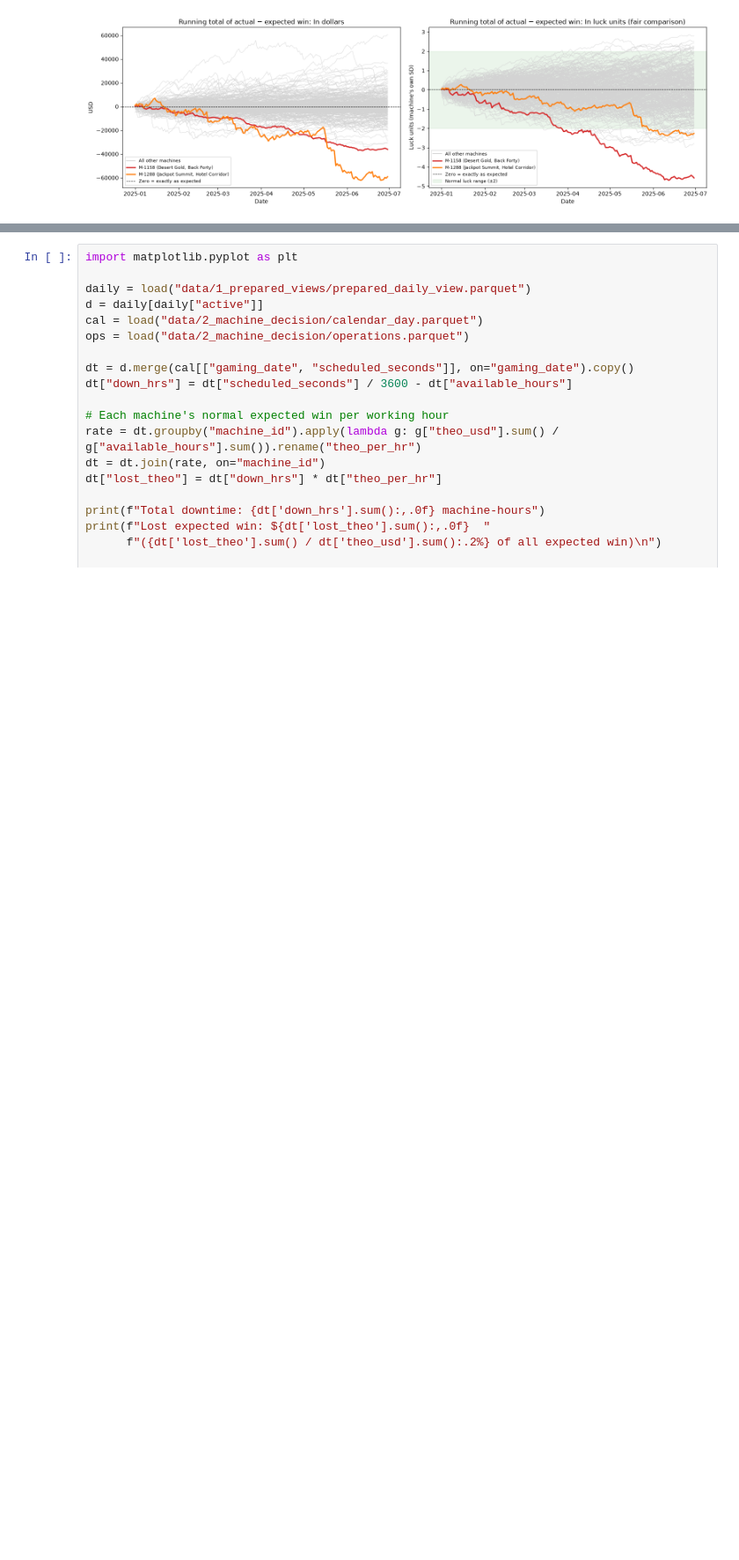
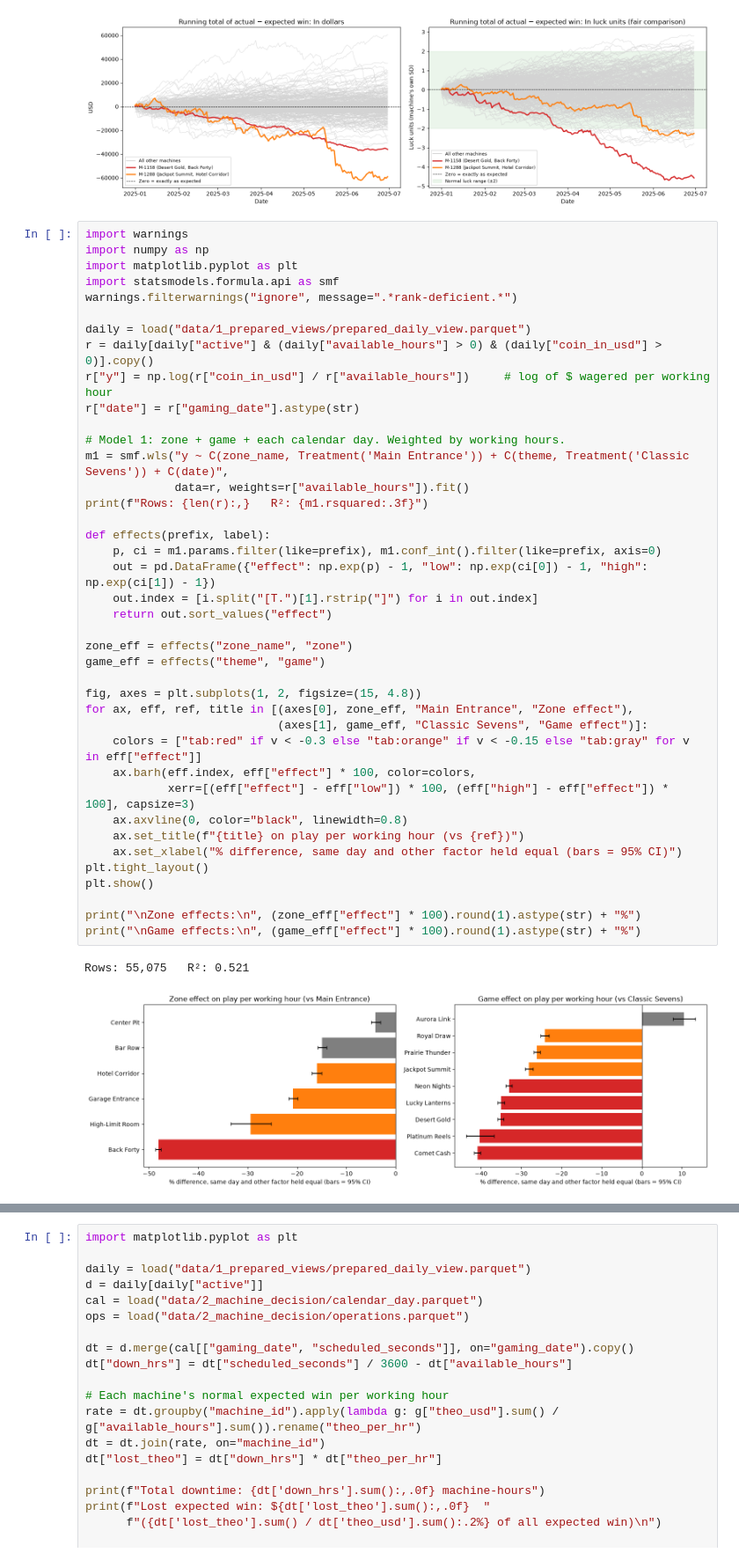
Before and after one commit to QYusufQ/dashboard-royale-team-116, a Jupyter notebook: data analysis.ipynb, the cells around one changed output, grey strips where cells are left out. Shown at 88% size. Drawn from its saved outputs; the diff is of its cells as text; blank space fills up the shorter version.

```diff
--- a/data analysis.ipynb
+++ b/data analysis.ipynb
@@ -488,3 +488,46 @@ plt.tight_layout()
 plt.show()
 # %% [output]
 [figure]
+# %%
+import warnings
+import numpy as np
+import matplotlib.pyplot as plt
+import statsmodels.formula.api as smf
+warnings.filterwarnings("ignore", message=".*rank-deficient.*")
+
+daily = load("data/1_prepared_views/prepared_daily_view.parquet")
+r = daily[daily["active"] & (daily["available_hours"] > 0) & (daily["coin_in_usd"] > 0)].copy()
+r["y"] = np.log(r["coin_in_usd"] / r["available_hours"])     # log of $ wagered per working hour
+r["date"] = r["gaming_date"].astype(str)
+
+# Model 1: zone + game + each calendar day. Weighted by working hours.
+m1 = smf.wls("y ~ C(zone_name, Treatment('Main Entrance')) + C(theme, Treatment('Classic Sevens')) + C(date)",
+             data=r, weights=r["available_hours"]).fit()
+print(f"Rows: {len(r):,}   R²: {m1.rsquared:.3f}")
+
+def effects(prefix, label):
+    p, ci = m1.params.filter(like=prefix), m1.conf_int().filter(like=prefix, axis=0)
+    out = pd.DataFrame({"effect": np.exp(p) - 1, "low": np.exp(ci[0]) - 1, "high": np.exp(ci[1]) - 1})
+    out.index = [i.split("[T.")[1].rstrip("]") for i in out.index]
+    return out.sort_values("effect")
+
+zone_eff = effects("zone_name", "zone")
+game_eff = effects("theme", "game")
+
+fig, axes = plt.subplots(1, 2, figsize=(15, 4.8))
+for ax, eff, ref, title in [(axes[0], zone_eff, "Main Entrance", "Zone effect"),
+                            (axes[1], game_eff, "Classic Sevens", "Game effect")]:
+    colors = ["tab:red" if v < -0.3 else "tab:orange" if v < -0.15 else "tab:gray" for v in eff["effect"]]
+    ax.barh(eff.index, eff["effect"] * 100, color=colors,
+            xerr=[(eff["effect"] - eff["low"]) * 100, (eff["high"] - eff["effect"]) * 100], capsize=3)
+    ax.axvline(0, color="black", linewidth=0.8)
+    ax.set_title(f"{title} on play per working hour (vs {ref})")
+    ax.set_xlabel("% difference, same day and other factor held equal (bars = 95% CI)")
+plt.tight_layout()
+plt.show()
+
+print("\nZone effects:\n", (zone_eff["effect"] * 100).round(1).astype(str) + "%")
+print("\nGame effects:\n", (game_eff["effect"] * 100).round(1).astype(str) + "%")
+# %% [output]
+Rows: 55,075   R²: 0.521
+[figure, added]
```
Also changed, not shown: parts of 5 cells of this notebook, 2 other files.
